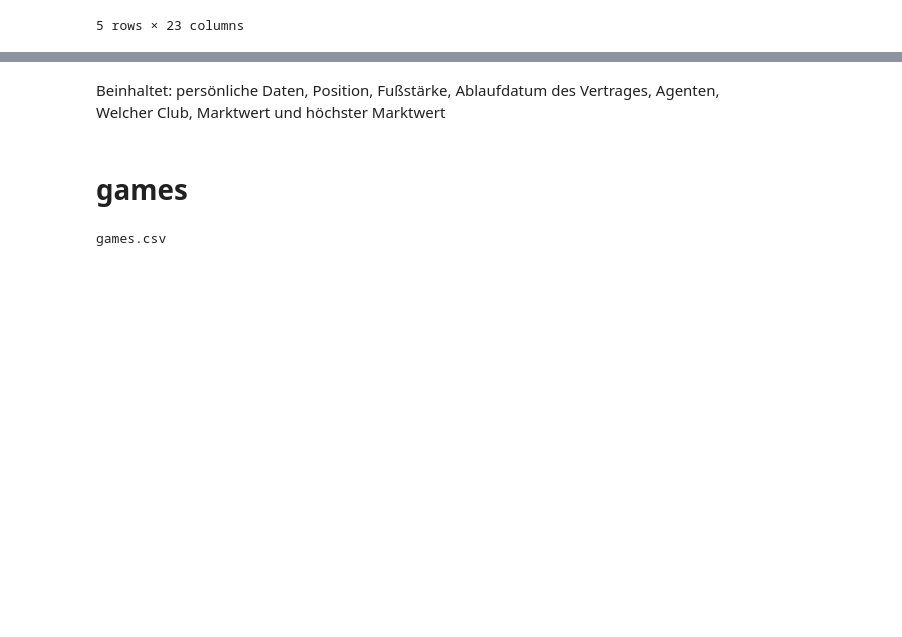
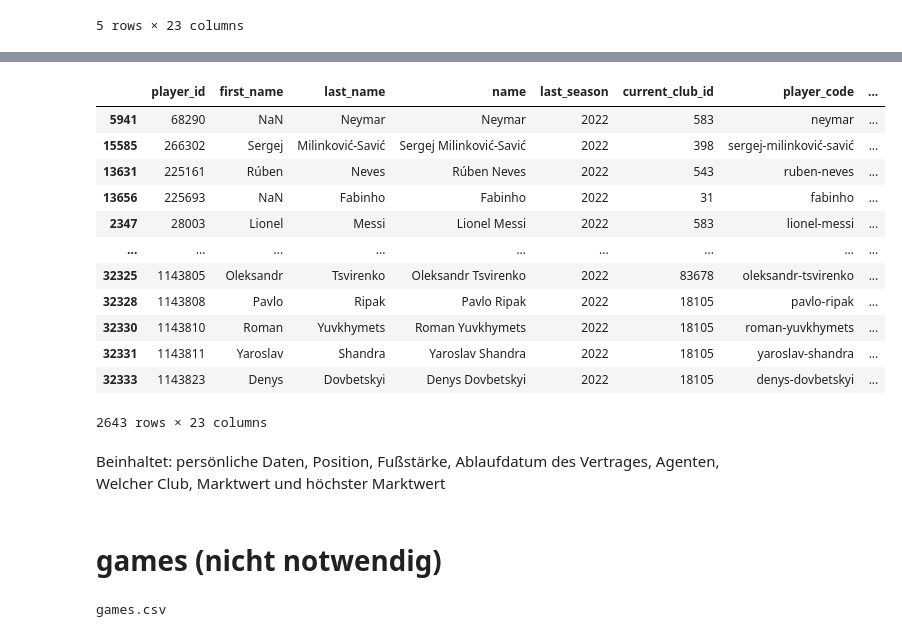
Before and after one commit to Tooonni/ADSC21, a Jupyter notebook: notebooks/first_look_data.ipynb, the cells around one changed output, grey strips where cells are left out. Cells and saved outputs as stored; diff of their text form; code cells hidden in the pictures; blank space fills up the shorter version.

```diff
--- a/notebooks/first_look_data.ipynb
+++ b/notebooks/first_look_data.ipynb
@@ -160,10 +283,26 @@ players.csv
+# %%
+df[df["last_season"] == 2022].sort_values(by="market_value_in_eur", ascending=False)
+# %% [output]
+|  | player_id | first_name | last_name | name | last_season | current_club_id | player_code | ... |
+| 5941 | 68290 | NaN | Neymar | Neymar | 2022 | 583 | neymar | ... |
+| 15585 | 266302 | Sergej | Milinković-Savić | Sergej Milinković-Savić | 2022 | 398 | sergej-milinković-savić | ... |
+| 13631 | 225161 | Rúben | Neves | Rúben Neves | 2022 | 543 | ruben-neves | ... |
+| 13656 | 225693 | NaN | Fabinho | Fabinho | 2022 | 31 | fabinho | ... |
+| 2347 | 28003 | Lionel | Messi | Lionel Messi | 2022 | 583 | lionel-messi | ... |
+| ... | ... | ... | ... | ... | ... | ... | ... | ... |
+| 32325 | 1143805 | Oleksandr | Tsvirenko | Oleksandr Tsvirenko | 2022 | 83678 | oleksandr-tsvirenko | ... |
+| 32328 | 1143808 | Pavlo | Ripak | Pavlo Ripak | 2022 | 18105 | pavlo-ripak | ... |
+| 32330 | 1143810 | Roman | Yuvkhymets | Roman Yuvkhymets | 2022 | 18105 | roman-yuvkhymets | ... |
+| 32331 | 1143811 | Yaroslav | Shandra | Yaroslav Shandra | 2022 | 18105 | yaroslav-shandra | ... |
+| 32333 | 1143823 | Denys | Dovbetskyi | Denys Dovbetskyi | 2022 | 18105 | denys-dovbetskyi | ... |
+2643 rows × 23 columns
 # %% [markdown]
 Beinhaltet: persönliche Daten, Position, Fußstärke, Ablaufdatum des Vertrages, Agenten, Welcher Club, Marktwert und höchster Marktwert
 # %%
 important_data.append(os.listdir(DATA_DIR)[num_data])
 num_data += 1
 # %% [markdown]
-# games
+# games (nicht notwendig)
 # %%
 df = pd.read_csv(DATA_DIR + "/" + os.listdir(DATA_DIR)[num_data])
 print(os.listdir(DATA_DIR)[num_data])
```
Also changed, not shown: parts of 19 cells of this notebook, 6 other files.
